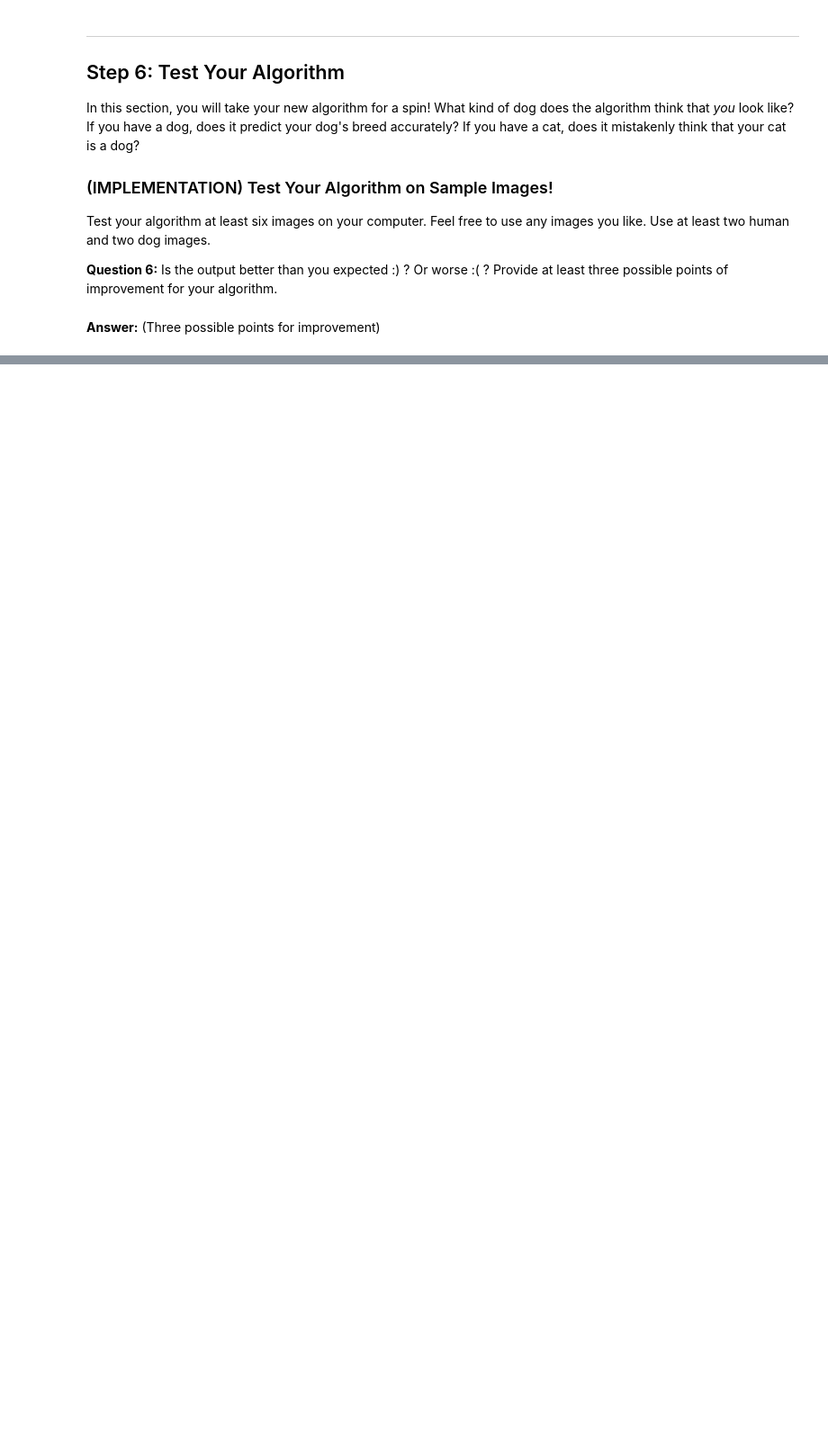
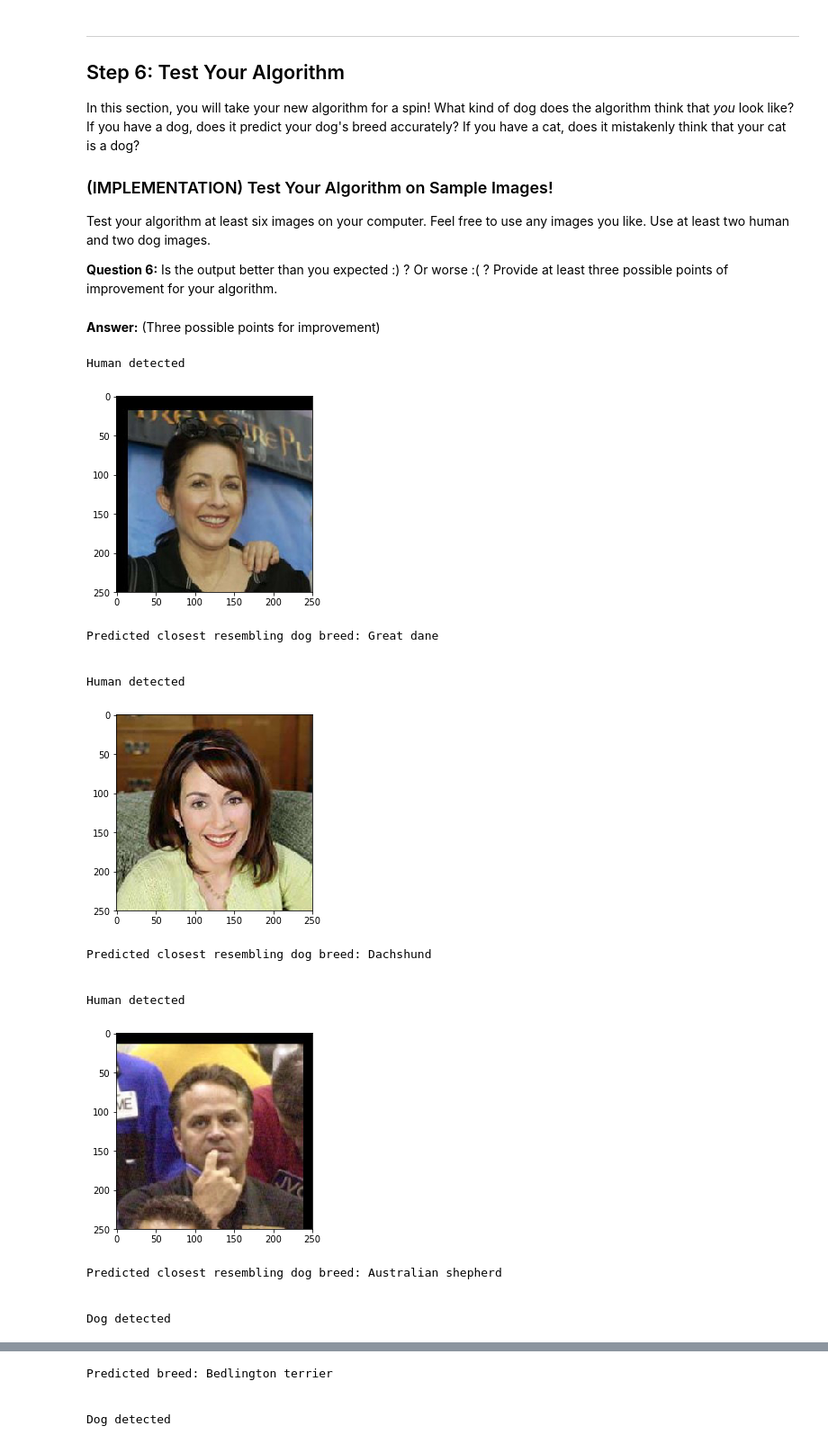
Before and after one commit to nkollanoor/DogBreedClassifier_CNN, a Jupyter notebook: dog_app.ipynb, the cells around one changed output, grey strips where cells are left out. Shown at 90% size. Drawn from its saved outputs; the diff is of its cells as text; code cells hidden in the pictures; blank space fills up the shorter version.

```diff
--- a/dog_app.ipynb
+++ b/dog_app.ipynb
@@ -318,7 +315,7 @@ ImageFile.LOAD_TRUNCATED_IMAGES = True
 batch_size = 20
 num_workers = 0
 
-data_dir = 'dog_images/'
+data_dir = '/data/dog_images/'
 train_dir = os.path.join(data_dir, 'train/')
 valid_dir = os.path.join(data_dir, 'valid/')
 test_dir = os.path.join(data_dir, 'test/')
@@ -624,7 +652,7 @@ Train and validate your model in the code cell below.  [Save the final model par
 # train the model
 
 import os
-if os.path.isfile('model_transfer1.pt'):
+if os.path.isfile('model_transfer.pt'):
     print('Model already trained!')
     # load the model that got the best validation accuracy (uncomment the line below)
     model_transfer.load_state_dict(torch.load('model_transfer.pt'))
@@ -731,8 +787,26 @@ __Answer:__ (Three possible points for improvement)
 # %%
 ## TODO: Execute your algorithm from Step 6 on
 ## at least 6 images on your computer.
 ## Feel free to use as many code cells as needed.
 
 ## suggested code, below
-for file in np.hstack((human_files[:3], dog_files[:3])):
+rand=np.random.randint(1,500)
+for file in np.hstack((human_files[rand:rand+3], dog_files[rand:rand+3])):
     run_app(file)
+# %% [output]
+Human detected
+[figure, added]
+Predicted closest resembling dog breed: Great dane
+
+
+Human detected
+[figure, added]
+Predicted closest resembling dog breed: Dachshund
+
+
+Human detected
+[figure, added]
+Predicted closest resembling dog breed: Australian shepherd
+
+
+Dog detected
@@ -738,0 +814,4 @@ for file in np.hstack((human_files[:3], dog_files[:3])):
+Predicted breed: Bedlington terrier
+
+
+Dog detected
```
Also changed, not shown: parts of 20 cells of this notebook, 1 other file.
